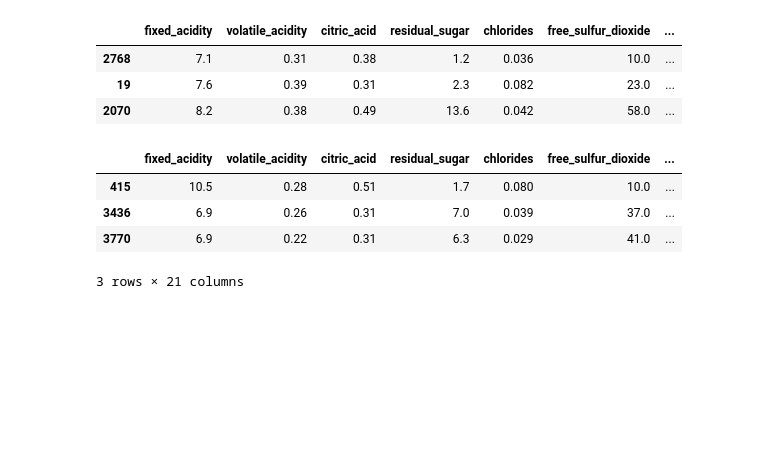
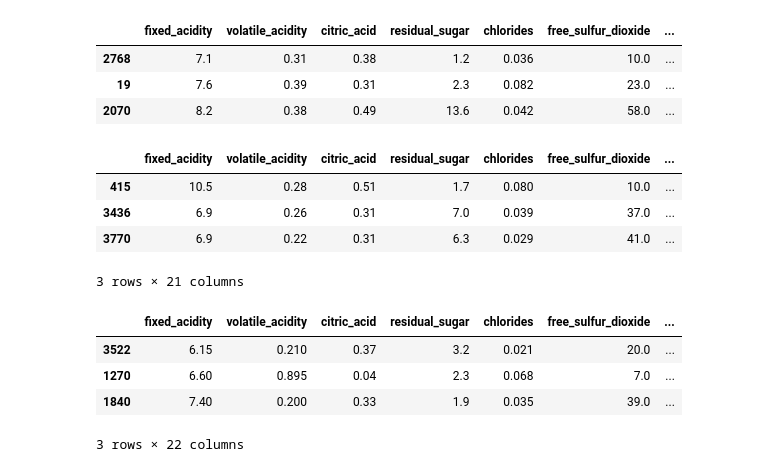
Before and after one commit to Dev-Flurssy/data-science-lab, a Jupyter notebook: Wine Quality/Notebooks/edas.ipynb, the cells around one changed output. Cells and saved outputs as stored; diff of their text form; code cells hidden in the pictures; blank space fills up the shorter version.

Commit message:
Add feature ph_group

```diff
--- a/Wine Quality/Notebooks/edas.ipynb
+++ b/Wine Quality/Notebooks/edas.ipynb
@@ -117,3 +117,16 @@ df.sample(3)
 | 3436 | 6.9 | 0.26 | 0.31 | 7.0 | 0.039 | 37.0 | ... |
 | 3770 | 6.9 | 0.22 | 0.31 | 6.3 | 0.029 | 41.0 | ... |
 3 rows × 21 columns
+# %%
+df['ph_group'] = pd.cut(
+    df['pH'],
+    bins=3,
+    labels=[0,1,2])
+
+df.sample(3)
+# %% [output]
+|  | fixed_acidity | volatile_acidity | citric_acid | residual_sugar | chlorides | free_sulfur_dioxide | ... |
+| 3522 | 6.15 | 0.210 | 0.37 | 3.2 | 0.021 | 20.0 | ... |
+| 1270 | 6.60 | 0.895 | 0.04 | 2.3 | 0.068 | 7.0 | ... |
+| 1840 | 7.40 | 0.200 | 0.33 | 1.9 | 0.035 | 39.0 | ... |
+3 rows × 22 columns
```
